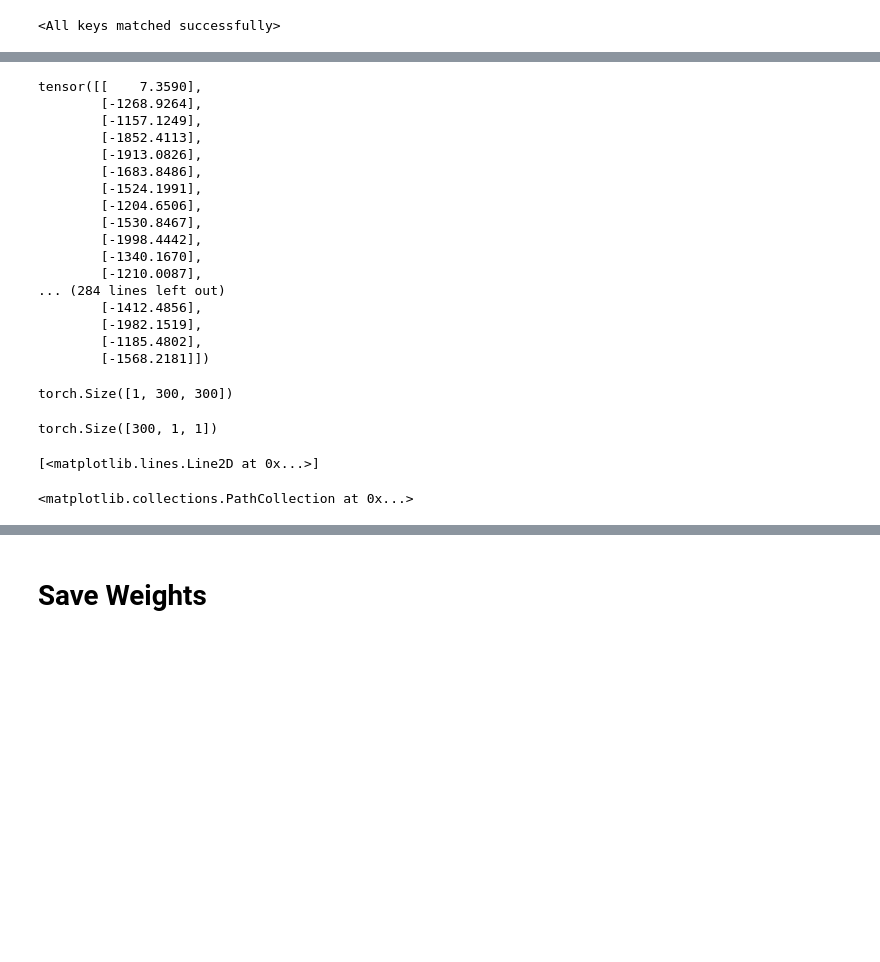
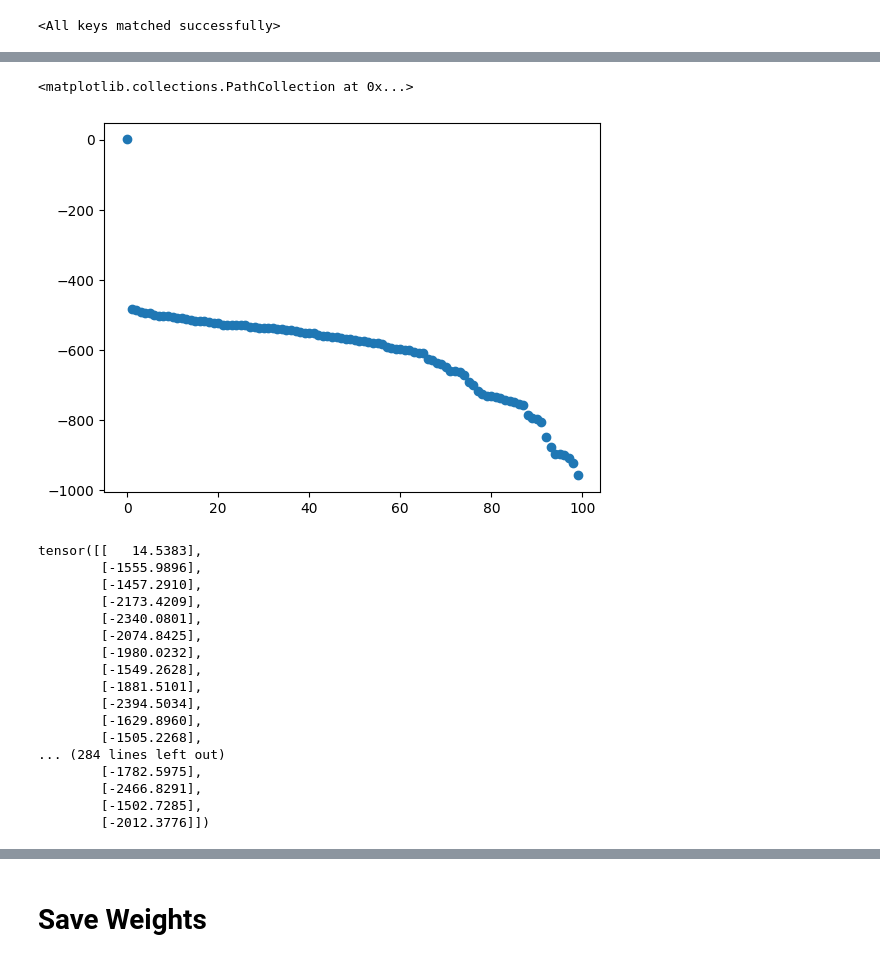
Before and after one commit to andrzeng/MAT6215finalproject, a Jupyter notebook: CTRNN_CURBD_BackProp.ipynb, the cells around one changed output, grey strips where cells are left out. Drawn from its saved outputs; the diff is of its cells as text; code cells hidden in the pictures; blank space fills up the shorter version.

```diff
--- a/CTRNN_CURBD_BackProp.ipynb
+++ b/CTRNN_CURBD_BackProp.ipynb
@@ -134,6 +134,7 @@ class CTRNN(nn.Module):
                  input_units,
                  output_units,
                  dt=None,
+                 interregion_sparsity=0.1, #Lower = more sparse, 1 to disable
                  **kwargs):
 
         super(CTRNN,self).__init__()
@@ -143,7 +144,18 @@ class CTRNN(nn.Module):
         self.g=g
         self.input_units=input_units
         self.output_units=output_units
-        self.J = nn.Parameter(self.g * torch.Tensor(npr.randn(input_units, output_units) / math.sqrt(output_units)))
+
+
+#        print(self.J)
+        mask = torch.ones(300,300)
+        mask[:100, 100:300] = torch.rand_like(mask[:100, 100:300]) <= interregion_sparsity
+        mask[100:200, 0:100] = torch.rand_like(mask[100:200, 0:100]) <= interregion_sparsity
+        mask[100:200, 200:] = torch.rand_like(mask[100:200, 200:]) <= interregion_sparsity
+        mask[200:,0:200] = torch.rand_like(mask[200:,0:200]) <= interregion_sparsity
+        self.mask = mask
+        self.J = nn.Parameter((self.g * torch.Tensor(npr.randn(input_units, output_units) / math.sqrt(output_units)))  * self.mask )
+
+        #print(torch.numel(mask[0:100, 100:]))
 
     def forward(self, hidden, noise=None):
         if(noise is not None):
@@ -580,3 +656,8 @@ q,r = torch.matmul(q, s), torch.diagonal(torch.matmul(s, r), dim1 = 1, dim2 = 2)
+# %%
+plt.scatter(np.arange(100), torch.sort(total_exponents, dim=0, descending=True).values.detach().numpy())
+# %% [output]
+<matplotlib.collections.PathCollection at 0x...>
+[figure, added]
 # %%
 hidden = torch.zeros(300,1)
 hidden = torch.Tensor(Adata[:, 0, np.newaxis])
@@ -586,7 +667,7 @@ Q = torch.reshape(torch.eye(300),  (1,300,300)).to('cpu')
 rnn_model.eval()
 total_exponents = torch.zeros(300,1)
 
-for i in range(300):
+for i in range(400):
     output, new_hidden = rnn_model(hidden)
     hidden = new_hidden
     jac = jacobian(rnn_model, hidden)[1].squeeze()
@@ -594,6 +675,8 @@ for i in range(300):
     Q = torch.matmul(jac, Q)
 
     upper_triangular_matrix = torch.linalg.qr(Q).R
+   # print(upper_triangular_matrix.shape)
+
  #   s = torch.diag_embed(torch.sign(torch.diagonal(upper_triangular_matrix)))#extract sign of each leading r value
  #   print(s.shape)
  #   Q = torch.matmul(Q.squeeze(), s.squeeze())
@@ -603,36 +686,20 @@ for i in range(300):
 
 print(total_exponents)
 # %% [output]
-tensor([[    7.3590],
-        [-1268.9264],
-        [-1157.1249],
-        [-1852.4113],
-        [-1913.0826],
-        [-1683.8486],
-        [-1524.1991],
-        [-1204.6506],
-        [-1530.8467],
-        [-1998.4442],
-        [-1340.1670],
-        [-1210.0087],
+tensor([[   14.5383],
+        [-1555.9896],
+        [-1457.2910],
+        [-2173.4209],
+        [-2340.0801],
+        [-2074.8425],
+        [-1980.0232],
+        [-1549.2628],
+        [-1881.5101],
+        [-2394.5034],
+        [-1629.8960],
+        [-1505.2268],
 ... (284 lines left out)
-        [-1412.4856],
-        [-1982.1519],
-        [-1185.4802],
-        [-1568.2181]])
+        [-1782.5975],
+        [-2466.8291],
+        [-1502.7285],
+        [-2012.3776]])
-# %%
-Q.shape
-# %% [output]
-torch.Size([1, 300, 300])
-# %%
-s.shape
-# %% [output]
-torch.Size([300, 1, 1])
-# %%
-plt.plot(total_exponents)
-# %% [output]
-[<matplotlib.lines.Line2D at 0x...>]
-# %%
-plt.scatter(torch.arange(0,300),torch.sort(total_exponents,0, descending=True)[0].detach().numpy())
-# %% [output]
-<matplotlib.collections.PathCollection at 0x...>
```
Also changed, not shown: parts of 20 cells of this notebook, 1 other file.
